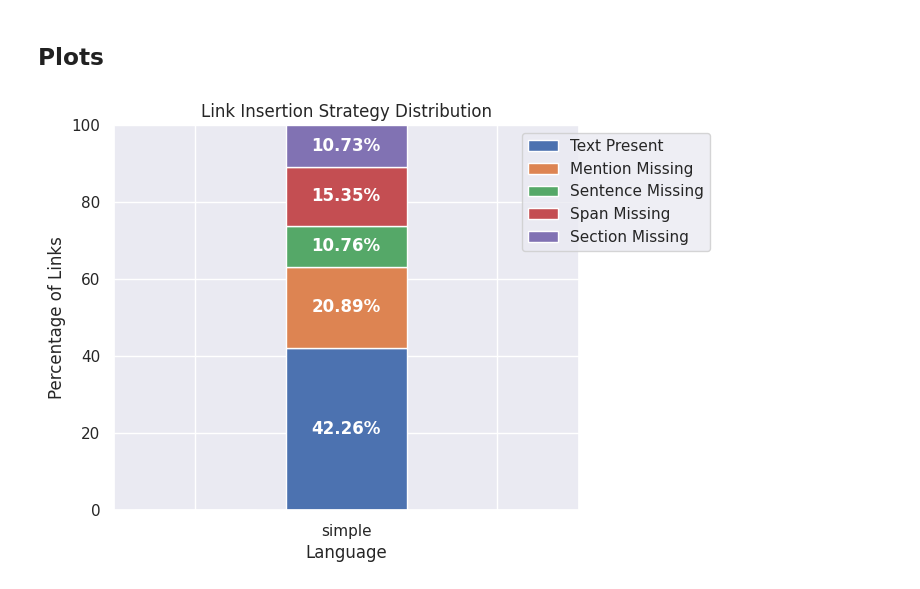
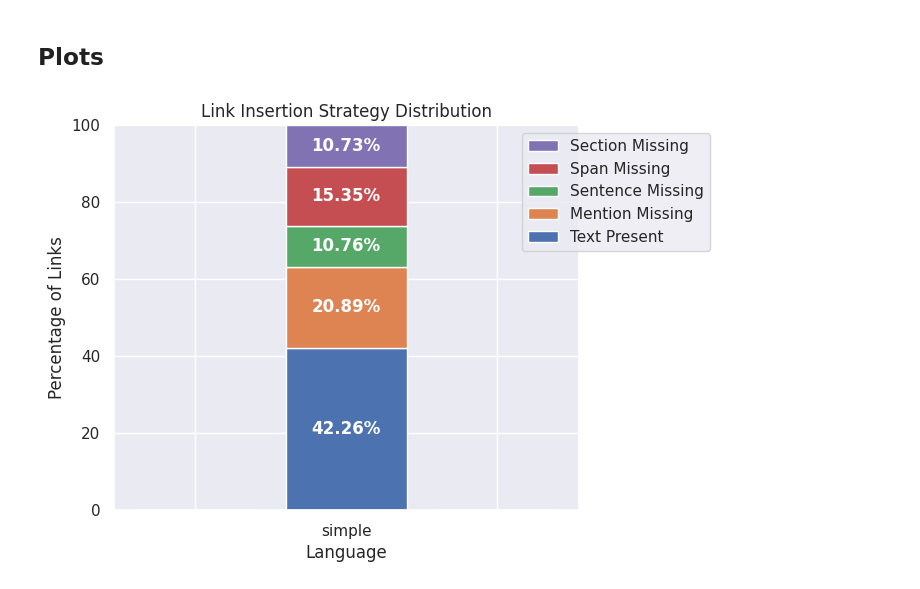
Before and after one commit to epfl-dlab/multilingual-entity-insertion, a Jupyter notebook: wikipedia_dumps_process/analysis_notebooks/added_links_analysis.ipynb, the cells around one changed output. Cells and saved outputs as stored; diff of their text form; code cells hidden in the pictures.

```diff
--- a/wikipedia_dumps_process/analysis_notebooks/added_links_analysis.ipynb
+++ b/wikipedia_dumps_process/analysis_notebooks/added_links_analysis.ipynb
@@ -76,34 +76,37 @@ missing_section = np.array(missing_section)
 
 ax.bar(np.arange(len(df['language'].unique())+2), present_text, label='Text Present', bottom=bottom)
 bottom += present_text
 ax.bar(np.arange(len(df['language'].unique())+2), missing_mention, label='Mention Missing', bottom=bottom)
 bottom += missing_mention
 ax.bar(np.arange(len(df['language'].unique())+2), missing_sentence, label='Sentence Missing', bottom=bottom)
 bottom += missing_sentence
 ax.bar(np.arange(len(df['language'].unique())+2), missing_span, label='Span Missing', bottom=bottom)
 bottom += missing_span
 ax.bar(np.arange(len(df['language'].unique())+2), missing_section, label='Section Missing', bottom=bottom)
 
 ax.legend(loc='upper right', bbox_to_anchor=(1.3, 1.0))
+# flip order of legend
+handles, labels = ax.get_legend_handles_labels()
+ax.legend(handles[::-1], labels[::-1], loc='upper right', bbox_to_anchor=(1.3, 1.0))
 
 # add labels inside each bar
 for i, v in enumerate(present_text):
     if v > 0:
         ax.text(i, v/2, f'{v:.2f}%', color='white', ha='center', va='center', fontweight='bold')
 for i, v in enumerate(missing_mention):
     if v > 0:
         ax.text(i, present_text[i]+v/2, f'{v:.2f}%', color='white', ha='center', va='center', fontweight='bold')
 for i, v in enumerate(missing_sentence):
     if v > 0:
         ax.text(i, present_text[i]+missing_mention[i]+v/2, f'{v:.2f}%', color='white', ha='center', va='center', fontweight='bold')
 for i, v in enumerate(missing_span):
     if v > 0:
         ax.text(i, present_text[i]+missing_mention[i]+missing_sentence[i]+v/2, f'{v:.2f}%', color='white', ha='center', va='center', fontweight='bold')
 for i, v in enumerate(missing_section):
     if v > 0:
         ax.text(i, present_text[i]+missing_mention[i]+missing_sentence[i]+missing_span[i]+v/2, f'{v:.2f}%', color='white', ha='center', va='center', fontweight='bold')
 # %% [output]
-[figure, old version]
+[figure, new version]
 # %%
 # plot a histogram with the number of negative contexts per link
 negative_contexts = df[df['context'] != '']['negative_contexts'].reset_index(drop=True).apply(literal_eval).apply(len)
```
Also changed, not shown: parts of 2 cells of this notebook.
